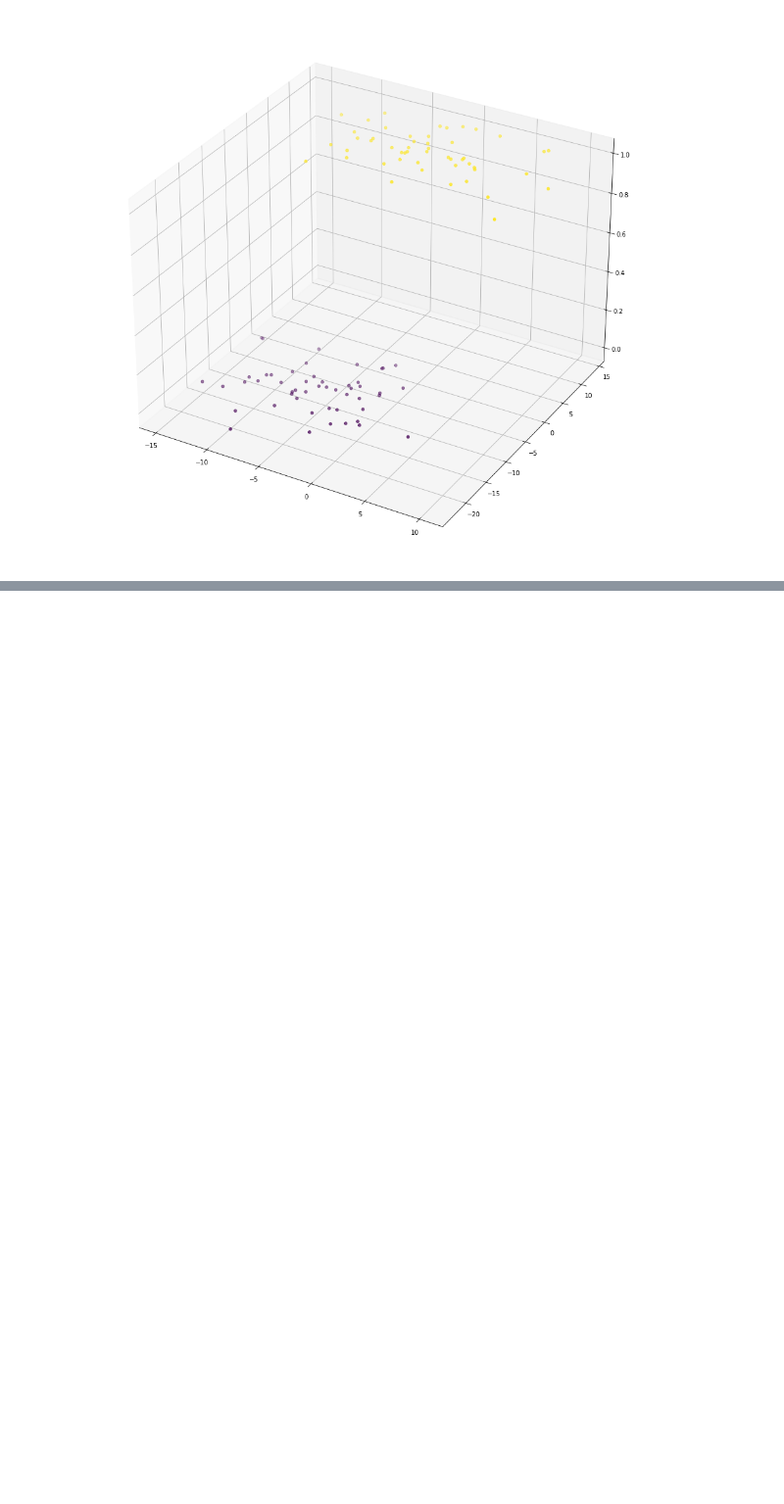
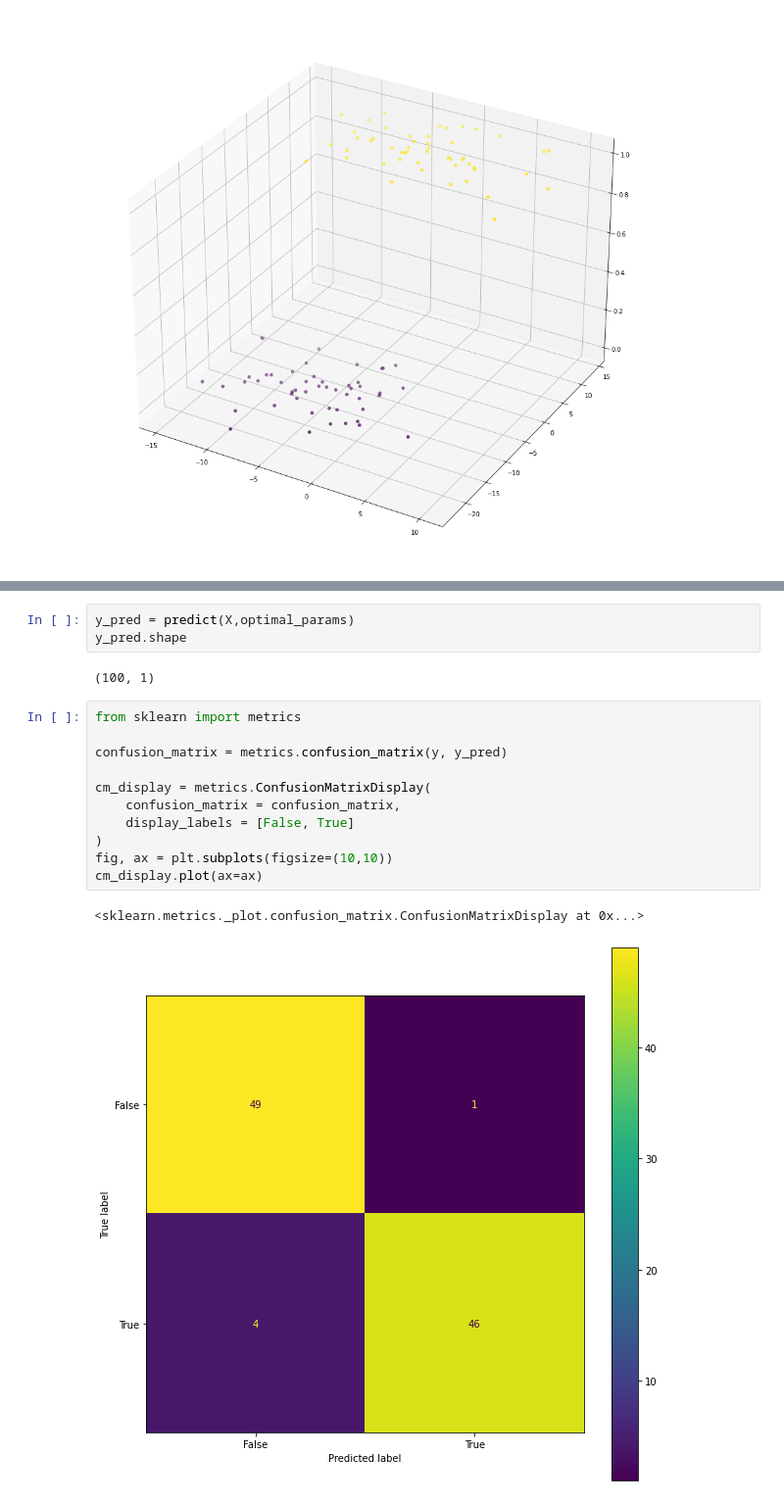
Before and after one commit to tavo-robotas/DI_101, a Jupyter notebook: __VI_Intro_to_NN/__I_logistic_regression.ipynb, the cells around one changed output, grey strips where cells are left out. Shown at 98% size. Cells and saved outputs as stored; diff of their text form; blank space fills up the shorter version.

```diff
--- a/__VI_Intro_to_NN/__I_logistic_regression.ipynb
+++ b/__VI_Intro_to_NN/__I_logistic_regression.ipynb
@@ -823,0 +920,19 @@ O toliau ?
+# %%
+y_pred = predict(X,optimal_params)
+y_pred.shape
+# %% [output]
+(100, 1)
+# %%
+from sklearn import metrics
+
+confusion_matrix = metrics.confusion_matrix(y, y_pred)
+
+cm_display = metrics.ConfusionMatrixDisplay(
+    confusion_matrix = confusion_matrix,
+    display_labels = [False, True]
+)
+fig, ax = plt.subplots(figsize=(10,10))
+cm_display.plot(ax=ax)
+# %% [output]
+<sklearn.metrics._plot.confusion_matrix.ConfusionMatrixDisplay at 0x...>
+[figure, added]
```
Also changed, not shown: parts of 17 cells of this notebook, 2 other files.
